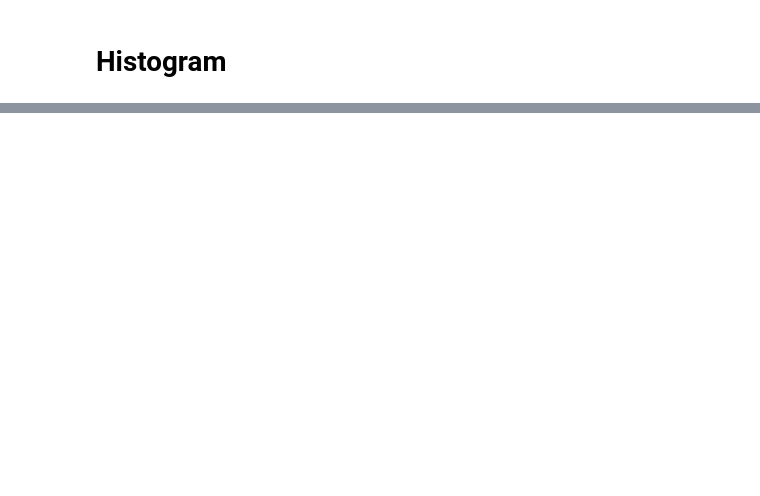
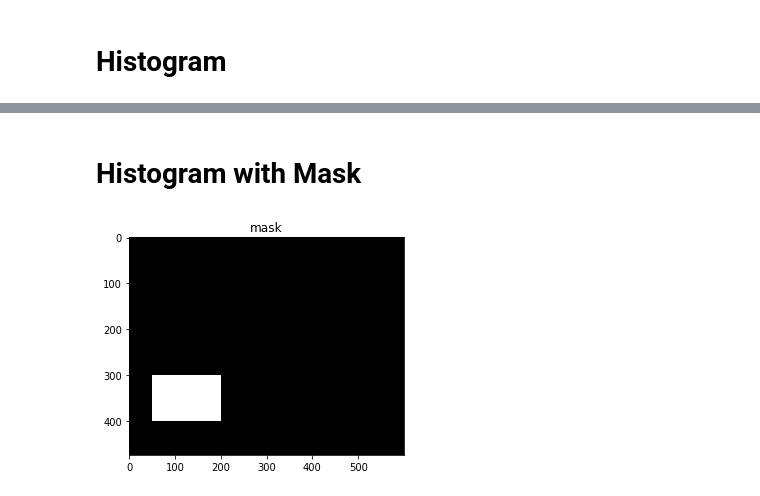
Before and after one commit to alexivaner/Image-Processing-and-Computer-Vision-Best-Practices, a Jupyter notebook: OpenCV 104 - Histogram.ipynb, the cells around one changed output, grey strips where cells are left out. Drawn from its saved outputs; the diff is of its cells as text; code cells hidden in the pictures; blank space fills up the shorter version.

```diff
--- a/OpenCV 104 - Histogram.ipynb
+++ b/OpenCV 104 - Histogram.ipynb
@@ -68,0 +70,12 @@ plot_histogram("Color Histogram",image)
+# %% [markdown]
+# Histogram with Mask
+# %%
+(h,w,c)=image.shape[:]
+# %%
+mask=np.zeros((h,w),dtype="uint8")
+# %%
+mask=cv2.rectangle(mask,(50,300),(200,400),255,-1)
+# %%
+plt_imshow("mask",mask)
+# %% [output]
+[figure, added]
```
Also changed, not shown: parts of 15 cells of this notebook.
